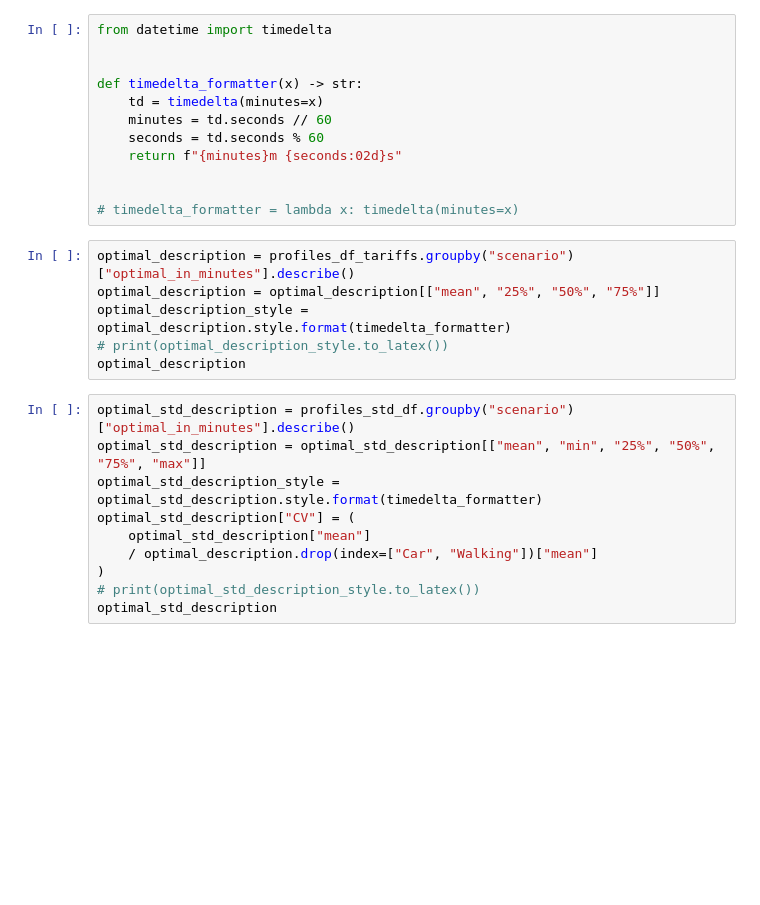
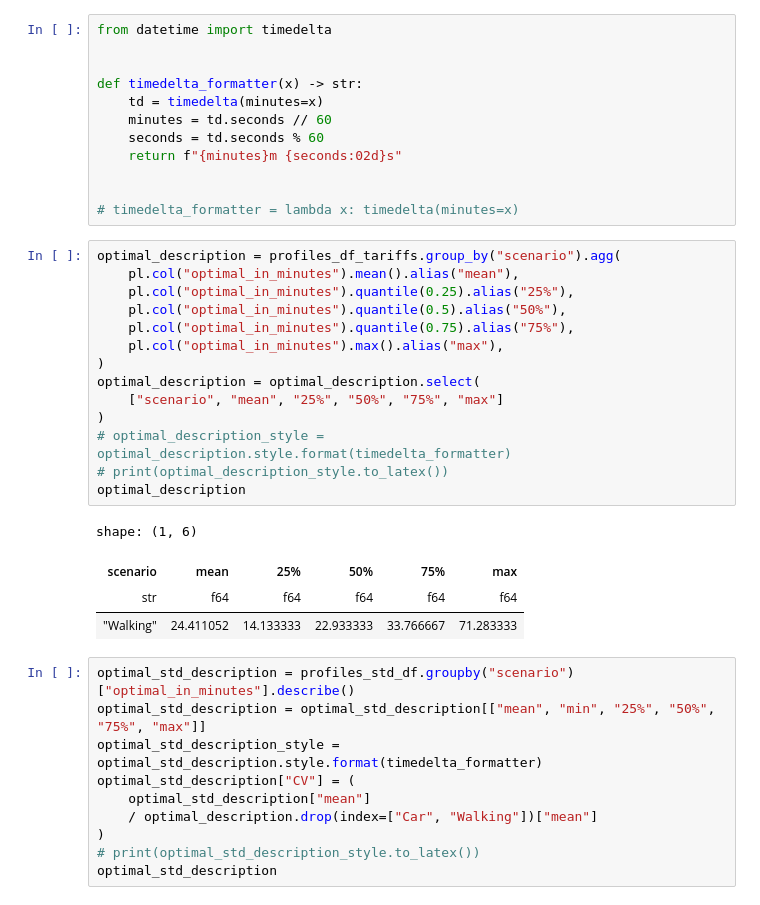
Before and after one commit to phyk/mcr-py, a Jupyter notebook: notebooks/22_mcr5_results_plots.ipynb, the cells around one changed output. Cells and saved outputs as stored; diff of their text form; blank space fills up the shorter version.

```diff
--- a/notebooks/22_mcr5_results_plots.ipynb
+++ b/notebooks/22_mcr5_results_plots.ipynb
@@ -267,11 +286,24 @@ def timedelta_formatter(x) -> str:
 
 # timedelta_formatter = lambda x: timedelta(minutes=x)
 # %%
-optimal_description = profiles_df_tariffs.groupby("scenario")["optimal_in_minutes"].describe()
-optimal_description = optimal_description[["mean", "25%", "50%", "75%"]]
-optimal_description_style = optimal_description.style.format(timedelta_formatter)
+optimal_description = profiles_df_tariffs.group_by("scenario").agg(
+    pl.col("optimal_in_minutes").mean().alias("mean"),
+    pl.col("optimal_in_minutes").quantile(0.25).alias("25%"),
+    pl.col("optimal_in_minutes").quantile(0.5).alias("50%"),
+    pl.col("optimal_in_minutes").quantile(0.75).alias("75%"),
+    pl.col("optimal_in_minutes").max().alias("max"),
+)
+optimal_description = optimal_description.select(
+    ["scenario", "mean", "25%", "50%", "75%", "max"]
+)
+# optimal_description_style = optimal_description.style.format(timedelta_formatter)
 # print(optimal_description_style.to_latex())
 optimal_description
+# %% [output]
+shape: (1, 6)
+| scenario | mean | 25% | 50% | 75% | max |
+| str | f64 | f64 | f64 | f64 | f64 |
+| "Walking" | 24.411052 | 14.133333 | 22.933333 | 33.766667 | 71.283333 |
 # %%
 optimal_std_description = profiles_std_df.groupby("scenario")["optimal_in_minutes"].describe()
 optimal_std_description = optimal_std_description[["mean", "min", "25%", "50%", "75%", "max"]]
```
Also changed, not shown: parts of 6 cells of this notebook, 6 other files.
